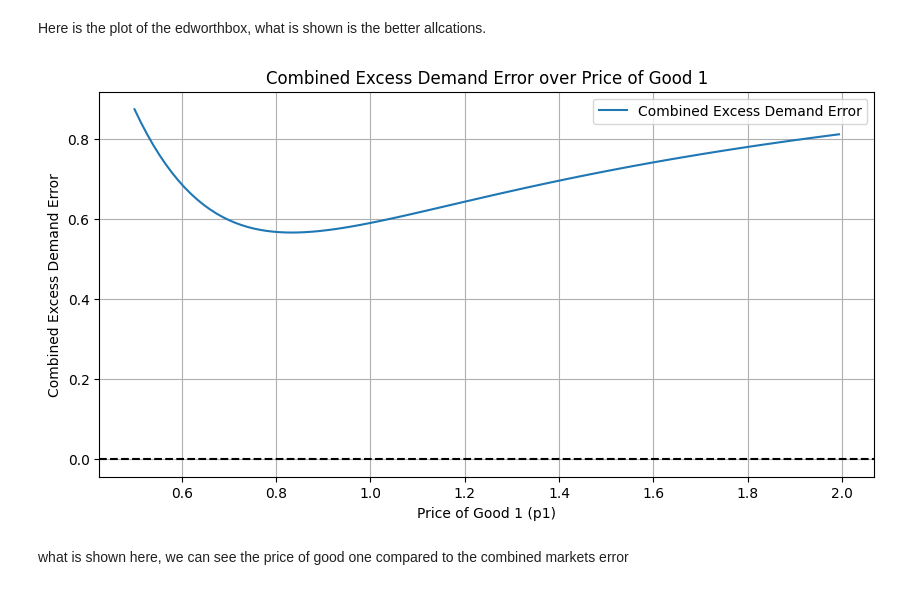
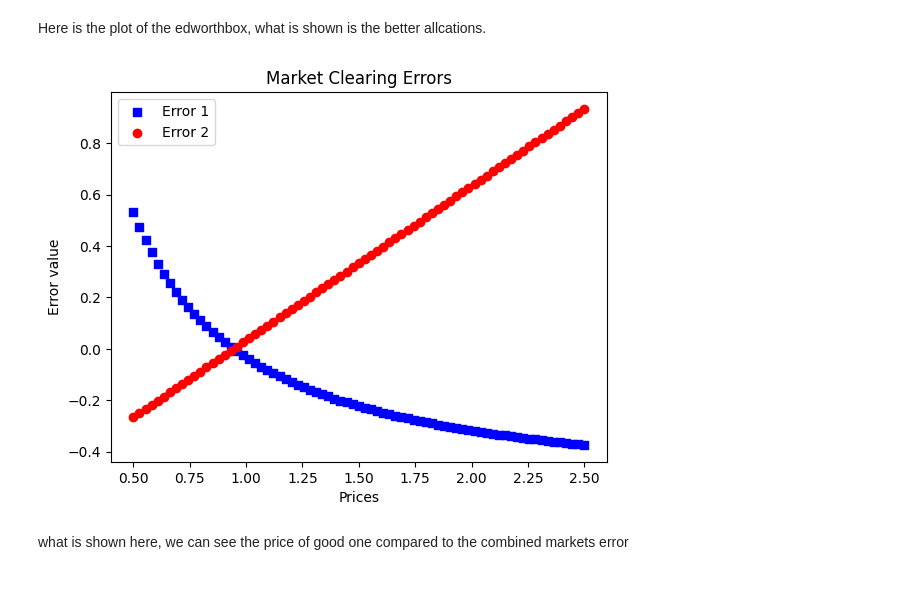
Before and after one commit to NumEconCopenhagen/projects-2024-munkeholdet, a Jupyter notebook: inauguralproject/InauguralProject2024.ipynb, the cells around one changed output. Saved outputs shown, nothing was run; the diff lists cells and outputs as text; code cells hidden in the pictures.

```diff
--- a/inauguralproject/InauguralProject2024.ipynb
+++ b/inauguralproject/InauguralProject2024.ipynb
@@ -72,35 +107,29 @@ plt.show()
 # %% [markdown]
 Here is the plot of the edworthbox, what is shown is the better allcations.
-# %%
-# 2)
-def excess_demand_combined_error(p1, omega_A, omega_B):
-    x1_A = demand_x1_A(p1, omega_A)
-    x2_A = demand_x2_A(p1, omega_A)
-    x1_B = demand_x1_B(p1, omega_B)
-    x2_B = demand_x2_B(p1, omega_B)
-
-    epsilon_1 = x1_A + x1_B - omega_A[0] - omega_B[0]
-    epsilon_2 = x2_A + x2_B - omega_A[1] - omega_B[1]
-
-    # Combine errors using Euclidean norm for a single error measure
-    combined_error = np.sqrt(epsilon_1**2 + epsilon_2**2)
-    return combined_error
-
-# Calculate combined errors across a range of prices for good 1
-prices_p1 = np.array([0.5 + i/N for i in range(int(N * (2 - 0.5) + 1))])  # Adjusted the range to [0.5, 2] based on N
-combined_errors = [excess_demand_combined_error(p1, endowment_A, endowment_B) for p1 in prices_p1]
-
-# Plot the combined error
-plt.figure(figsize=(10, 5))
-plt.plot(prices_p1, combined_errors, label='Combined Excess Demand Error')
-plt.xlabel('Price of Good 1 (p1)')
-plt.ylabel('Combined Excess Demand Error')
-plt.title('Combined Excess Demand Error over Price of Good 1')
-plt.axhline(0, color='black', linestyle='--')
-plt.legend()
-plt.grid(True)
-plt.show()
-# %% [output]
-[figure, removed]
+# %%
+# 2)
+#Generates an array of N evenly spaced prices.
+#These prices will be used to assess how the market clearing error changes as the price varies within this range.
+p_values = np.linspace(0.5, 2.5, N)
+
+ErrorList1 = []
+ErrorList2 = []
+# for the for loop.
+#Calls economy.check_market_clearing(price), which is a method expected to calculate and return two types of market clearing errors at the given price.
+for price in p_values:
+    error1, error2 = economy.check_market_clearing(price)
+    ErrorList1.append(error1)
+    ErrorList2.append(error2)
+
+# Plots the data points on a scatter plot with the prices on the x-axis and the market clearing errors on the y-axis.
+plt.scatter(p_values, ErrorList1, marker='s', color='blue', label='Error 1')
+plt.scatter(p_values, ErrorList2, marker='o', color='red', label='Error 2')
+plt.xlabel('Prices')
+plt.ylabel('Error value')
+plt.title('Market Clearing Errors')
+plt.legend()
+plt.show()
+# %% [output]
+[figure, added]
 # %% [markdown]
 what is shown here, we can see the price of good one compared to the combined markets error
```
Also changed, not shown: parts of 19 cells of this notebook.
